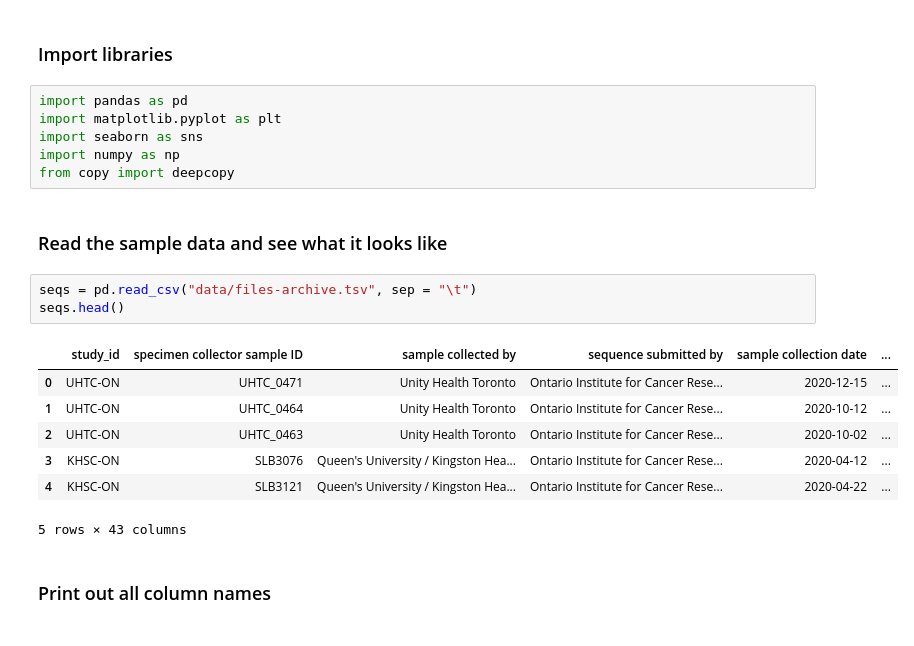
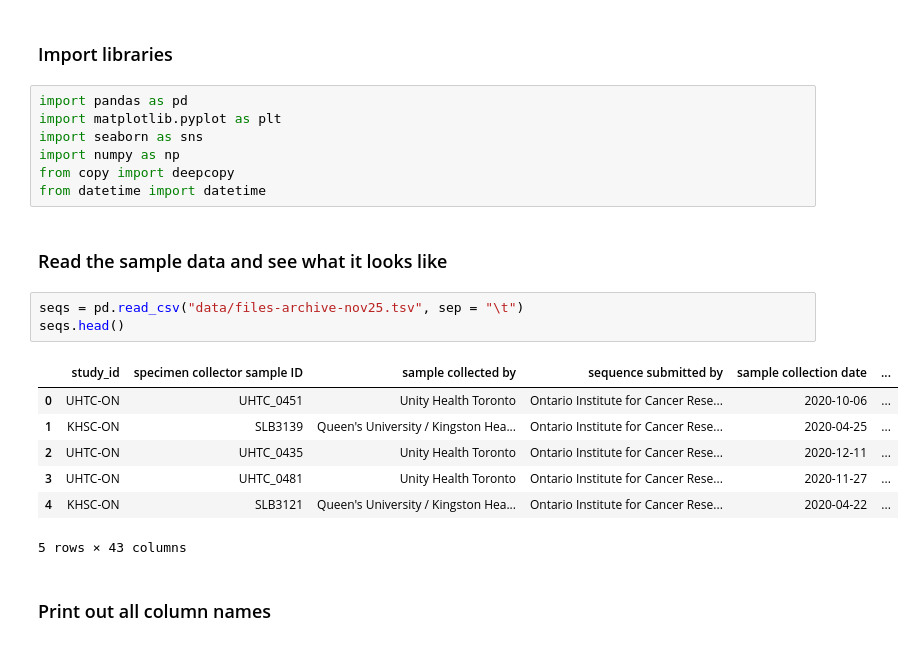
Before and after one commit to eringill/gisaid_uploads, a Jupyter notebook: data_portal_contents.ipynb, the cells around one changed output. Saved outputs shown, nothing was run; the diff lists cells and outputs as text.

```diff
--- a/data_portal_contents.ipynb
+++ b/data_portal_contents.ipynb
@@ -6,17 +6,18 @@ import matplotlib.pyplot as plt
 import seaborn as sns
 import numpy as np
 from copy import deepcopy
+from datetime import datetime
 # %% [markdown]
 ### Read the sample data and see what it looks like
 # %%
-seqs = pd.read_csv("data/files-archive.tsv", sep = "\t")
+seqs = pd.read_csv("data/files-archive-nov25.tsv", sep = "\t")
 seqs.head()
 # %% [output]
 |  | study_id | specimen collector sample ID | sample collected by | sequence submitted by | sample collection date | ... |
-| 0 | UHTC-ON | UHTC_0471 | Unity Health Toronto | Ontario Institute for Cancer Rese... | 2020-12-15 | ... |
-| 1 | UHTC-ON | UHTC_0464 | Unity Health Toronto | Ontario Institute for Cancer Rese... | 2020-10-12 | ... |
-| 2 | UHTC-ON | UHTC_0463 | Unity Health Toronto | Ontario Institute for Cancer Rese... | 2020-10-02 | ... |
-| 3 | KHSC-ON | SLB3076 | Queen's University / Kingston Hea... | Ontario Institute for Cancer Rese... | 2020-04-12 | ... |
+| 0 | UHTC-ON | UHTC_0451 | Unity Health Toronto | Ontario Institute for Cancer Rese... | 2020-10-06 | ... |
+| 1 | KHSC-ON | SLB3139 | Queen's University / Kingston Hea... | Ontario Institute for Cancer Rese... | 2020-04-25 | ... |
+| 2 | UHTC-ON | UHTC_0435 | Unity Health Toronto | Ontario Institute for Cancer Rese... | 2020-12-11 | ... |
+| 3 | UHTC-ON | UHTC_0481 | Unity Health Toronto | Ontario Institute for Cancer Rese... | 2020-11-27 | ... |
 | 4 | KHSC-ON | SLB3121 | Queen's University / Kingston Hea... | Ontario Institute for Cancer Rese... | 2020-04-22 | ... |
 5 rows × 43 columns
 # %% [markdown]
```
Also changed, not shown: parts of 15 cells of this notebook, 10 other files.
